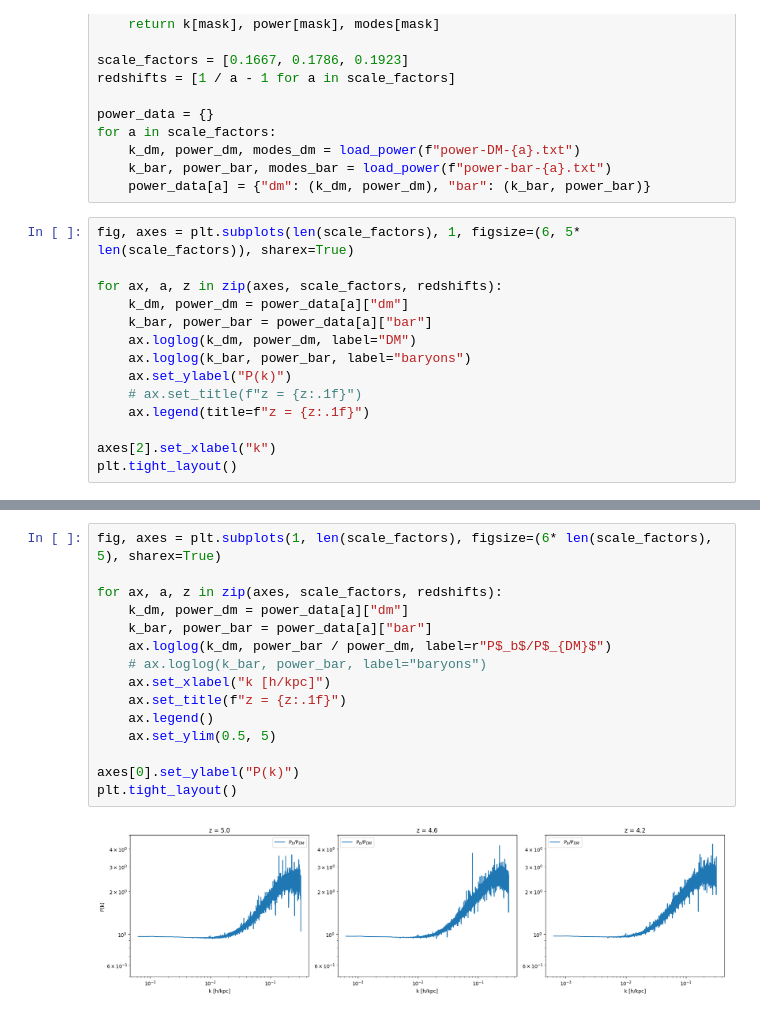
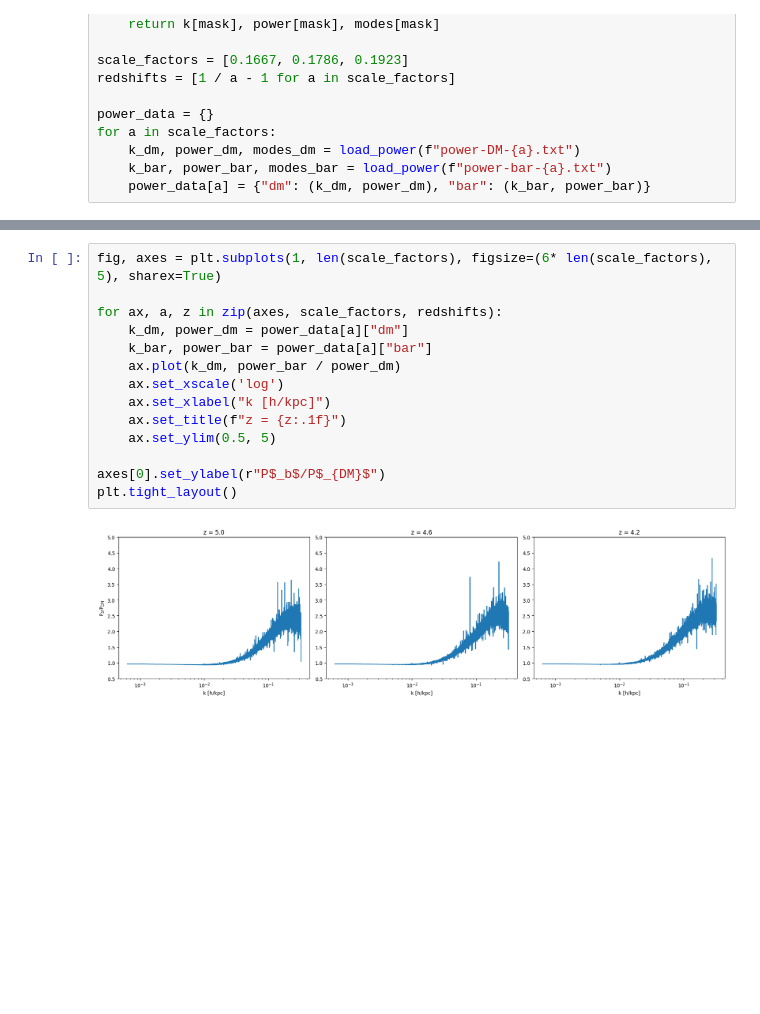
Before and after one commit to willsonho2000/MP-Gadget, a Jupyter notebook: runs/keir/output/powerspec_species.ipynb, the cells around one changed output, grey strips where cells are left out. Cells and saved outputs as stored; diff of their text form; blank space fills up the shorter version.

```diff
--- a/runs/keir/output/powerspec_species.ipynb
+++ b/runs/keir/output/powerspec_species.ipynb
@@ -17,17 +17,3 @@ for a in scale_factors:
     k_dm, power_dm, modes_dm = load_power(f"power-DM-{a}.txt")
     k_bar, power_bar, modes_bar = load_power(f"power-bar-{a}.txt")
     power_data[a] = {"dm": (k_dm, power_dm), "bar": (k_bar, power_bar)}
-# %%
-fig, axes = plt.subplots(len(scale_factors), 1, figsize=(6, 5* len(scale_factors)), sharex=True)
-
-for ax, a, z in zip(axes, scale_factors, redshifts):
-    k_dm, power_dm = power_data[a]["dm"]
-    k_bar, power_bar = power_data[a]["bar"]
-    ax.loglog(k_dm, power_dm, label="DM")
-    ax.loglog(k_bar, power_bar, label="baryons")
-    ax.set_ylabel("P(k)")
-    # ax.set_title(f"z = {z:.1f}")
-    ax.legend(title=f"z = {z:.1f}")
-
-axes[2].set_xlabel("k")
-plt.tight_layout()
@@ -36,17 +20,16 @@ plt.tight_layout()
 # %%
 fig, axes = plt.subplots(1, len(scale_factors), figsize=(6* len(scale_factors), 5), sharex=True)
 
 for ax, a, z in zip(axes, scale_factors, redshifts):
     k_dm, power_dm = power_data[a]["dm"]
     k_bar, power_bar = power_data[a]["bar"]
-    ax.loglog(k_dm, power_bar / power_dm, label=r"P$_b$/P$_{DM}$")
-    # ax.loglog(k_bar, power_bar, label="baryons")
+    ax.plot(k_dm, power_bar / power_dm)
+    ax.set_xscale('log')
     ax.set_xlabel("k [h/kpc]")
     ax.set_title(f"z = {z:.1f}")
-    ax.legend()
     ax.set_ylim(0.5, 5)
 
-axes[0].set_ylabel("P(k)")
+axes[0].set_ylabel(r"P$_b$/P$_{DM}$")
 plt.tight_layout()
 # %% [output]
-[figure, old version]
+[figure, new version]
```
Also changed, not shown: parts of 1 cell of this notebook, 30 other files.
